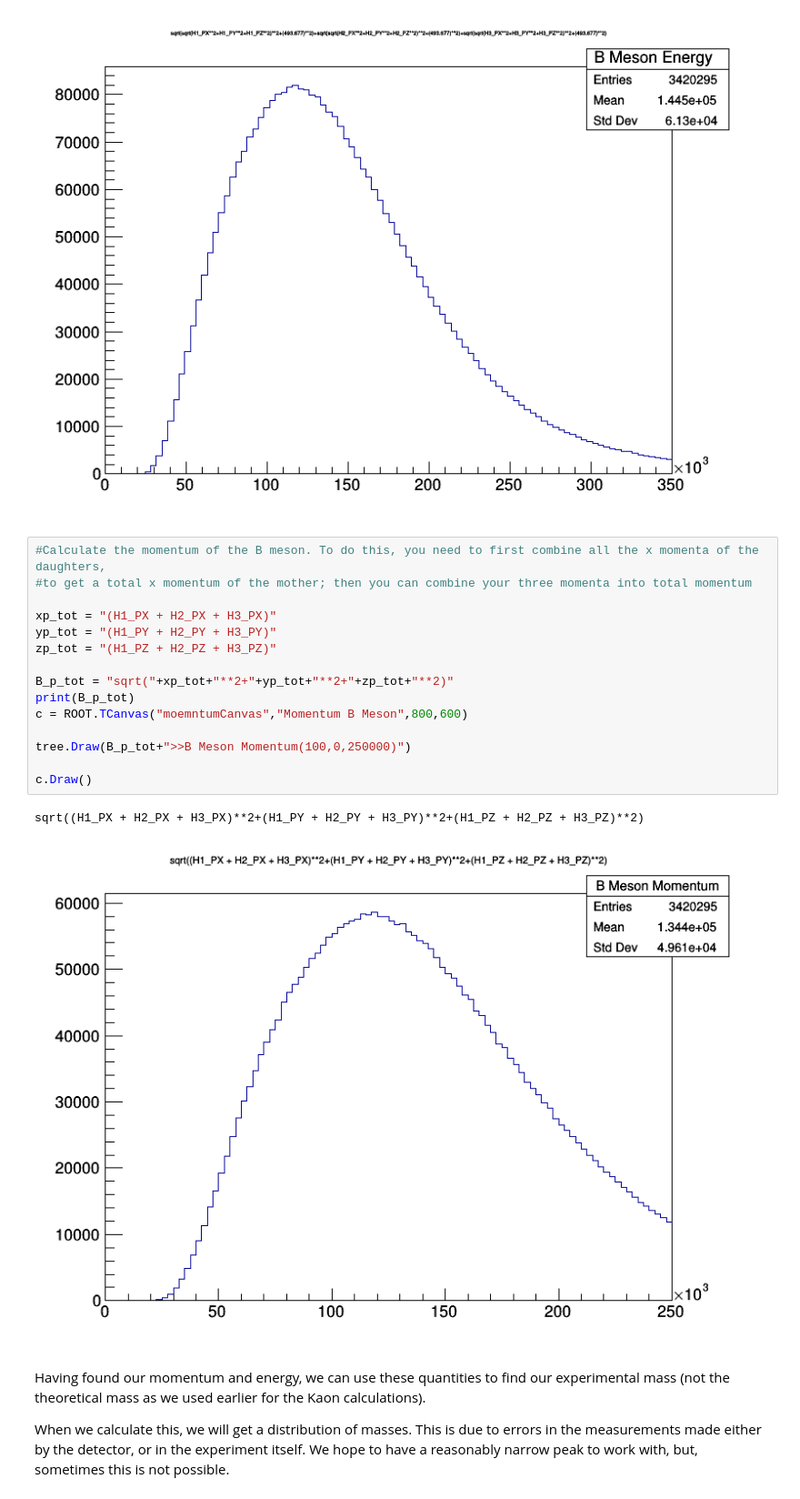
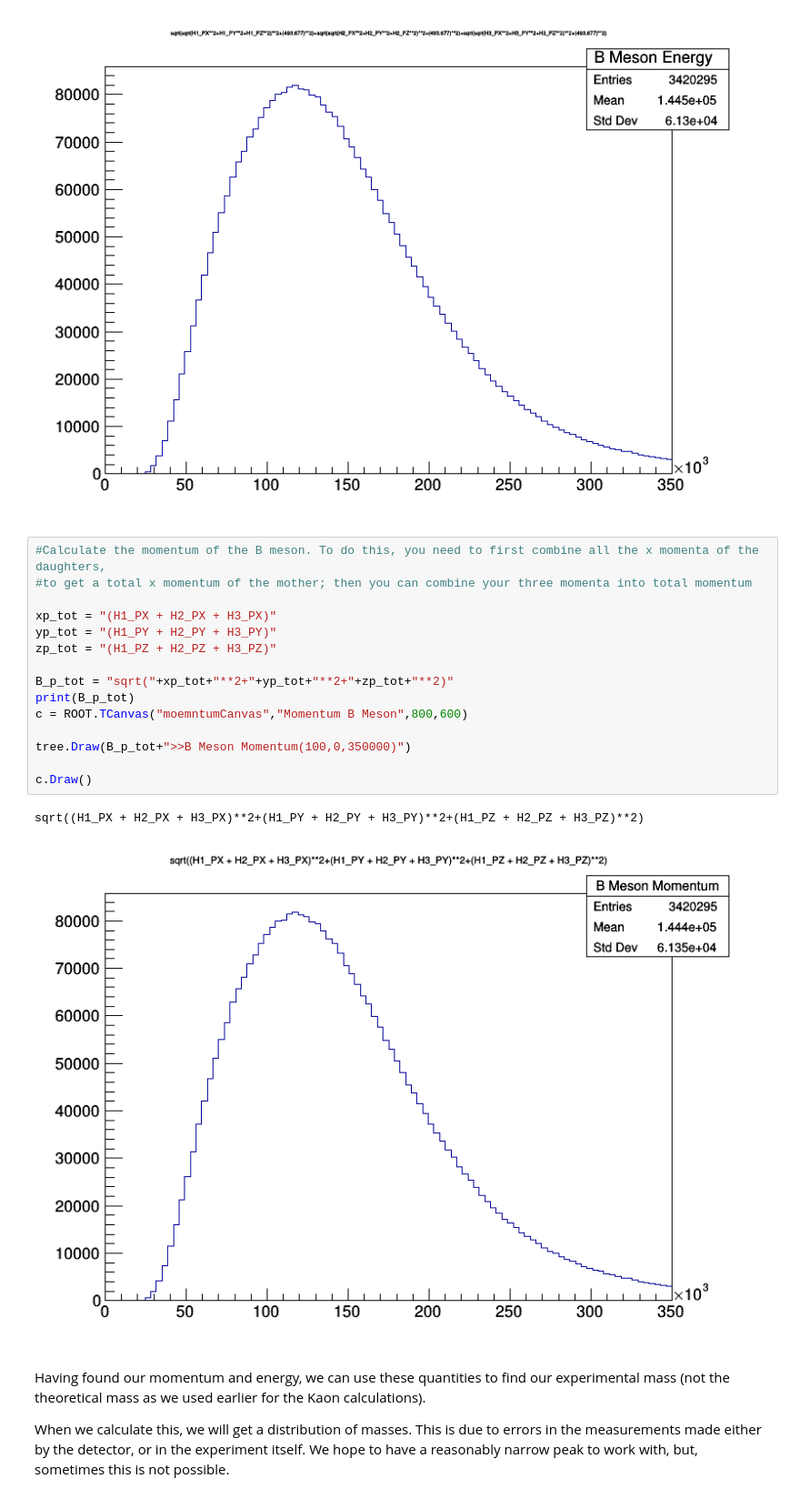
Before and after one commit to xspronken/bigdataW1, a Jupyter notebook: LHCb_.ipynb, the cells around one changed output. Shown: that part at 91% size. Drawn from its saved outputs; the diff is of its cells as text.

```diff
--- a/LHCb_.ipynb
+++ b/LHCb_.ipynb
@@ -243,21 +243,21 @@ Warning in <TCanvas::Constructor>: Deleting canvas with same name: enrgyCanvas
 # %%
 #Calculate the momentum of the B meson. To do this, you need to first combine all the x momenta of the daughters,
 #to get a total x momentum of the mother; then you can combine your three momenta into total momentum
 
 xp_tot = "(H1_PX + H2_PX + H3_PX)"
 yp_tot = "(H1_PY + H2_PY + H3_PY)"
 zp_tot = "(H1_PZ + H2_PZ + H3_PZ)"
 
 B_p_tot = "sqrt("+xp_tot+"**2+"+yp_tot+"**2+"+zp_tot+"**2)"
 print(B_p_tot)
 c = ROOT.TCanvas("moemntumCanvas","Momentum B Meson",800,600)
 
-tree.Draw(B_p_tot+">>B Meson Momentum(100,0,250000)")
+tree.Draw(B_p_tot+">>B Meson Momentum(100,0,350000)")
 
 c.Draw()
 # %% [output]
 sqrt((H1_PX + H2_PX + H3_PX)**2+(H1_PY + H2_PY + H3_PY)**2+(H1_PZ + H2_PZ + H3_PZ)**2)
-[figure, old version]
+[figure, new version]
 # %% [markdown]
 Having found our momentum and energy, we can use these quantities to find our experimental mass (not the theoretical mass as we used earlier for the Kaon calculations).
 
```
Also changed, not shown: parts of 3 cells of this notebook.
